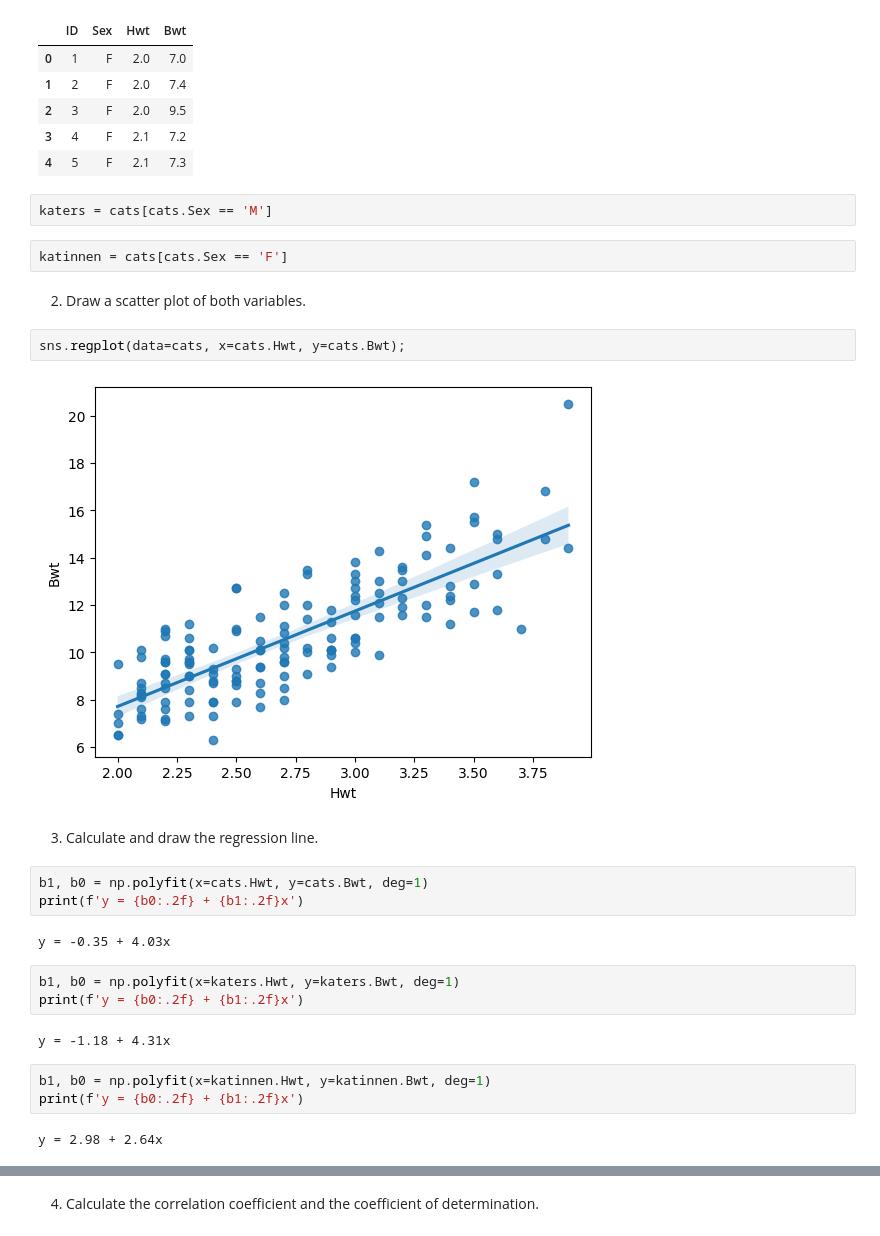
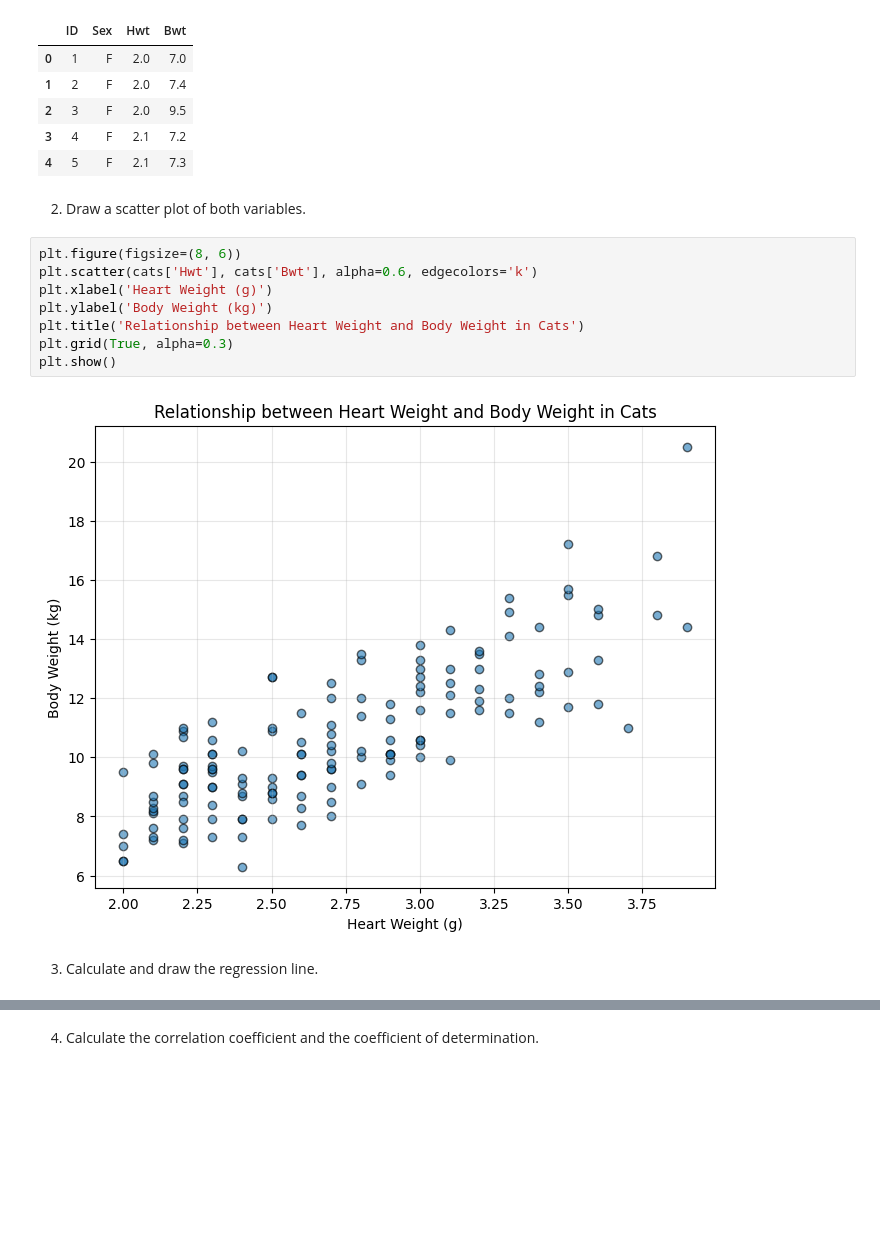
Before and after one commit to Elline-Angelica/Codingbat_Answers, a Jupyter notebook: 6-regression-analyis/lab-6.01-cats.ipynb, the cells around one changed output, grey strips where cells are left out. Saved outputs shown, nothing was run; the diff lists cells and outputs as text; blank space fills up the shorter version.

```diff
--- a/6-regression-analyis/lab-6.01-cats.ipynb
+++ b/6-regression-analyis/lab-6.01-cats.ipynb
@@ -30,30 +30,17 @@ cats.head()
 | 2 | 3 | F | 2.0 | 9.5 |
 | 3 | 4 | F | 2.1 | 7.2 |
 | 4 | 5 | F | 2.1 | 7.3 |
-# %%
-katers = cats[cats.Sex == 'M']
-# %%
-katinnen = cats[cats.Sex == 'F']
 # %% [markdown]
 2. Draw a scatter plot of both variables.
-# %%
-sns.regplot(data=cats, x=cats.Hwt, y=cats.Bwt);
-# %% [output]
-[figure, removed]
+# %%
+plt.figure(figsize=(8, 6))
+plt.scatter(cats['Hwt'], cats['Bwt'], alpha=0.6, edgecolors='k')
+plt.xlabel('Heart Weight (g)')
+plt.ylabel('Body Weight (kg)')
+plt.title('Relationship between Heart Weight and Body Weight in Cats')
+plt.grid(True, alpha=0.3)
+plt.show()
+# %% [output]
+[figure, added]
 # %% [markdown]
 3. Calculate and draw the regression line.
-# %%
-b1, b0 = np.polyfit(x=cats.Hwt, y=cats.Bwt, deg=1)
-print(f'y = {b0:.2f} + {b1:.2f}x')
-# %% [output]
-y = -0.35 + 4.03x
-# %%
-b1, b0 = np.polyfit(x=katers.Hwt, y=katers.Bwt, deg=1)
-print(f'y = {b0:.2f} + {b1:.2f}x')
-# %% [output]
-y = -1.18 + 4.31x
-# %%
-b1, b0 = np.polyfit(x=katinnen.Hwt, y=katinnen.Bwt, deg=1)
-print(f'y = {b0:.2f} + {b1:.2f}x')
-# %% [output]
-y = 2.98 + 2.64x
```
Also changed, not shown: parts of 14 cells of this notebook.
